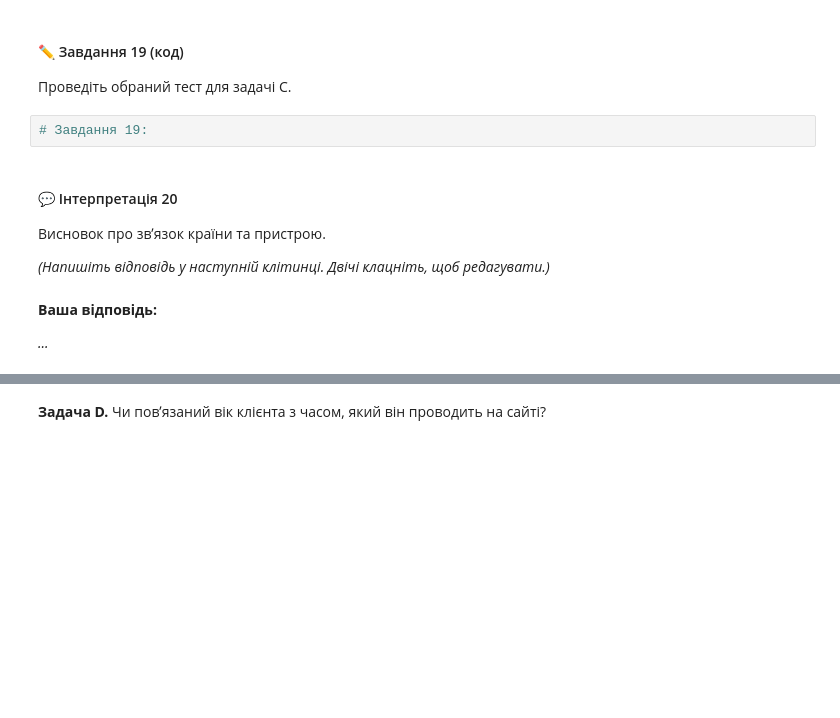
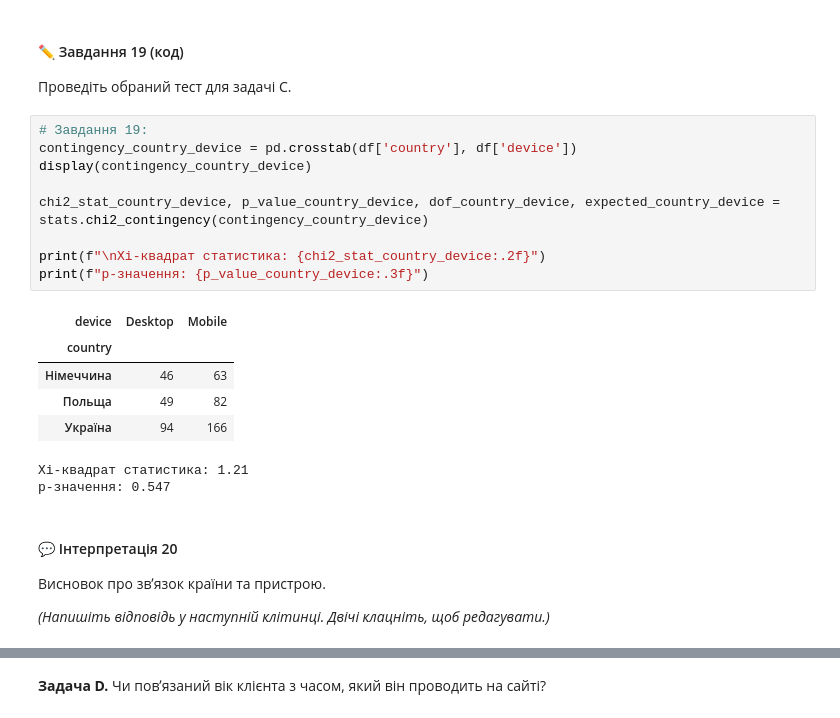
Before and after one commit to Olga-Lyt/DTA-2026, a Jupyter notebook: HW/17_06_practice_stat_tests.ipynb, the cells around one changed output, grey strips where cells are left out. Drawn from its saved outputs; the diff is of its cells as text; blank space fills up the shorter version.

```diff
--- a/HW/17_06_practice_stat_tests.ipynb
+++ b/HW/17_06_practice_stat_tests.ipynb
@@ -795,15 +823,26 @@ p-значення: 0.011
 #### ✏️ Завдання 19 (код)
 
 Проведіть обраний тест для задачі C.
-# %%
-# Завдання 19:
+# %%
+# Завдання 19:
+contingency_country_device = pd.crosstab(df['country'], df['device'])
+display(contingency_country_device)
+
+chi2_stat_country_device, p_value_country_device, dof_country_device, expected_country_device = stats.chi2_contingency(contingency_country_device)
+
+print(f"\nХі-квадрат статистика: {chi2_stat_country_device:.2f}")
+print(f"p-значення: {p_value_country_device:.3f}")
+# %% [output]
+| device | Desktop | Mobile |
+| country |  |  |
+| Німеччина | 46 | 63 |
+| Польща | 49 | 82 |
+| Україна | 94 | 166 |
+Хі-квадрат статистика: 1.21
+p-значення: 0.547
 # %% [markdown]
 #### 💬 Інтерпретація 20
 
 Висновок про звʼязок країни та пристрою.
 
 *(Напишіть відповідь у наступній клітинці. Двічі клацніть, щоб редагувати.)*
-# %% [markdown]
-**Ваша відповідь:**
-
-*...*
```
Also changed, not shown: parts of 21 cells of this notebook.
